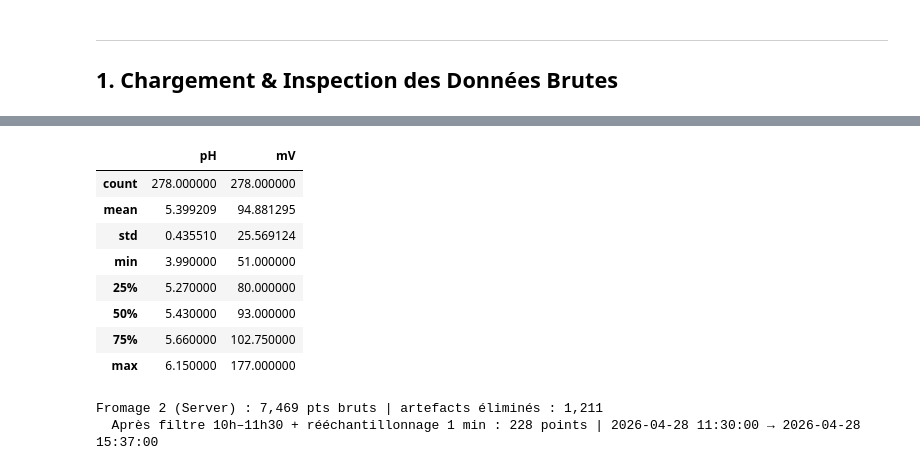
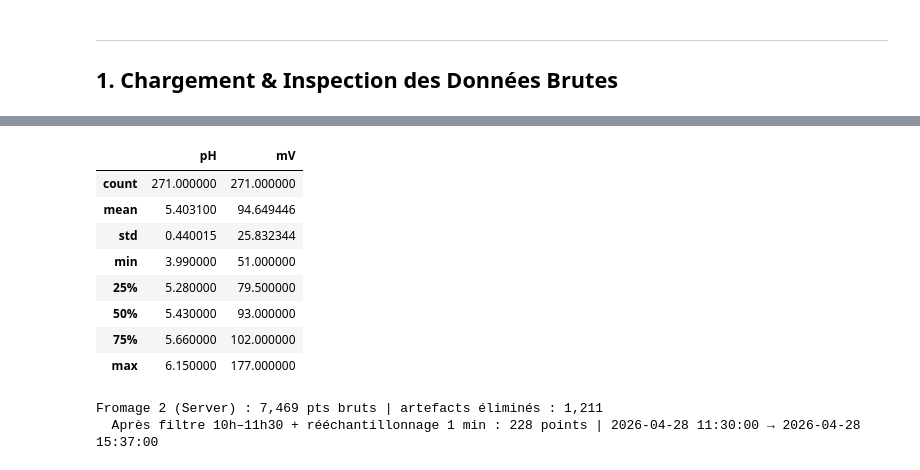
Before and after one commit to samuelemoungang/cheese-acidification-analysis, a Jupyter notebook: acidification_analysis.ipynb, the cells around one changed output, grey strips where cells are left out. Drawn from its saved outputs; the diff is of its cells as text; code cells hidden in the pictures.

```diff
--- a/acidification_analysis.ipynb
+++ b/acidification_analysis.ipynb
@@ -74,20 +154,28 @@ df1_raw['datetime'] = pd.to_datetime(
     df1_raw['Date'] + ' ' + df1_raw['Time'], format='%d/%b/%Y %H:%M:%S'
 )
 df1_raw['pH'] = pd.to_numeric(df1_raw['Ch1_M1'], errors='coerce')
-df1_raw['mV']  = pd.to_numeric(df1_raw['Ch1_M3'],  errors='coerce')
+df1_raw['mV'] = pd.to_numeric(df1_raw['Ch1_M3'], errors='coerce')
 df1_all = df1_raw[['datetime', 'pH', 'mV']].dropna().set_index('datetime').sort_index()
 
-# Filtre 1 : journée du 28 avril uniquement (l'USB a enregistré 2 jours)
+# Filter 1: 28 April only (USB recorded 2+ days)
 df1_all = df1_all[df1_all.index.date == pd.Timestamp('2026-04-28').date()]
-# Filtre 2 : supprimer les artefacts (sonde hors du lait, calibrations)
+# Filter 2: physical bounds (probe outside milk or calibration)
 df1_all = df1_all[(df1_all['pH'] >= 3.5) & (df1_all['pH'] <= 7.0)].copy()
-# Filtre 3 : fenêtre d'analyse 11h–16h
-df1 = df1_all[
+# Filter 3: analysis window 11h–16h (moulage at 11:36, démoulage ~14:41)
+df1_all = df1_all[
     (df1_all.index >= pd.Timestamp('2026-04-28 11:00:00')) &
     (df1_all.index <= pd.Timestamp('2026-04-28 16:00:00'))
 ].copy()
+# Filter 4: rolling-median outlier removal
+#   Cross-check vs fiche: USB shows pH 4.02 at 14:18 while manual reads 5.22 → isolated spike
+#   Remove any point deviating > 0.40 pH from its 15-min rolling median
+rolling_med = df1_all['pH'].rolling(window=15, center=True, min_periods=3).median()
+n_before = len(df1_all)
+df1 = df1_all[np.abs(df1_all['pH'] - rolling_med) < 0.40].copy()
+n_removed = n_before - len(df1)
 
 print(f'Fromage 1 (USB)    : {len(df1):,} points | {df1.index[0]} → {df1.index[-1]}')
-print(f'  Artefacts éliminés : {len(df1_raw) - len(df1_all):,} points (pH < 3.5 ou > 7.0)')
+print(f'  Filter 4 (rolling median): {n_removed} spike(s) removed '
+      f'(e.g. pH 4.02 at 14:18 — confirmed artefact vs. manual pH 5.22)')
 df1.describe()
 # %% [output]
@@ -96,11 +184,11 @@ Fromage 1 (USB)    : 278 points | 2026-04-28 11:00:37 → 2026-04-28 15:59:37
 |  | pH | mV |
-| count | 278.000000 | 278.000000 |
-| mean | 5.399209 | 94.881295 |
-| std | 0.435510 | 25.569124 |
+| count | 271.000000 | 271.000000 |
+| mean | 5.403100 | 94.649446 |
+| std | 0.440015 | 25.832344 |
 | min | 3.990000 | 51.000000 |
-| 25% | 5.270000 | 80.000000 |
+| 25% | 5.280000 | 79.500000 |
 | 50% | 5.430000 | 93.000000 |
-| 75% | 5.660000 | 102.750000 |
+| 75% | 5.660000 | 102.000000 |
 | max | 6.150000 | 177.000000 |
 # %%
 # ── Fromage 2 — Server (pH uniquement, ~1 s → rééchantillonné 1 min) ──────────
```
Also changed, not shown: parts of 11 cells of this notebook, 9 other files.
